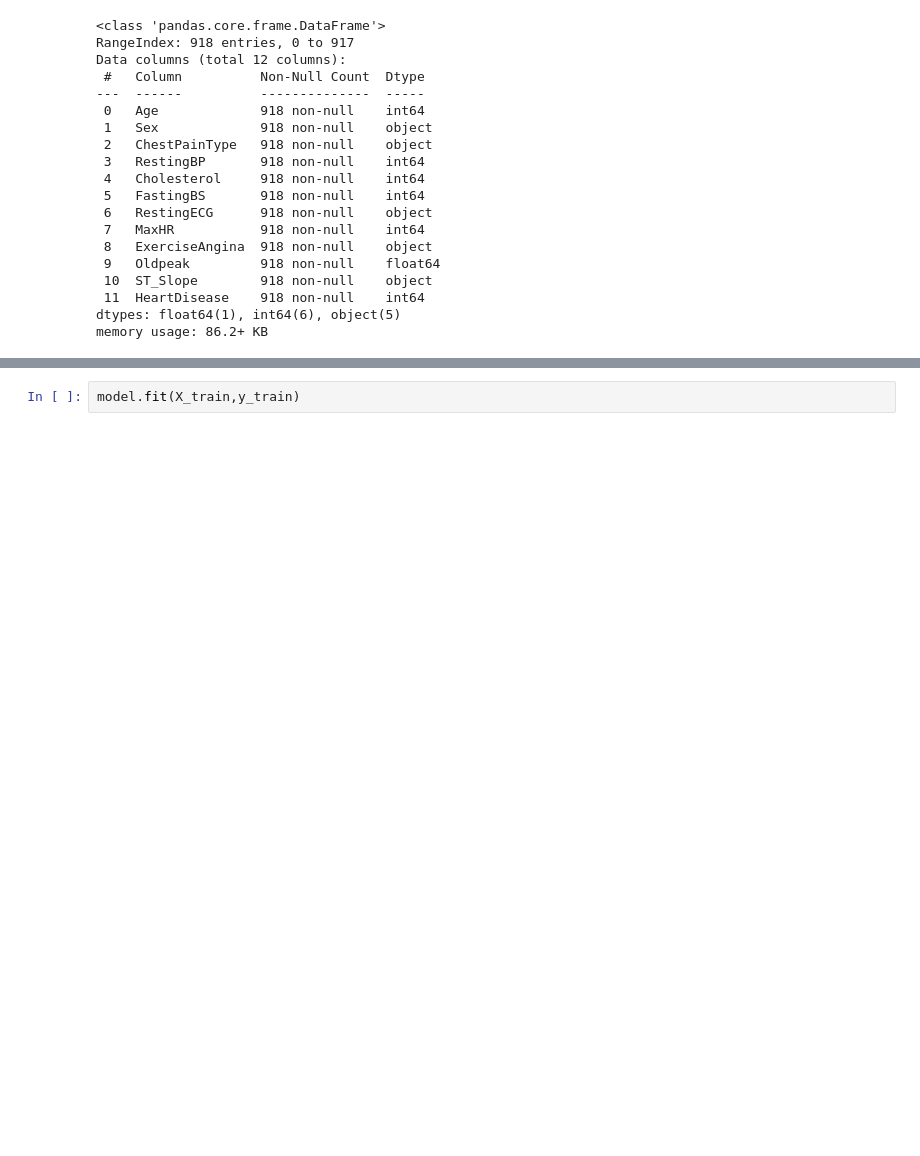
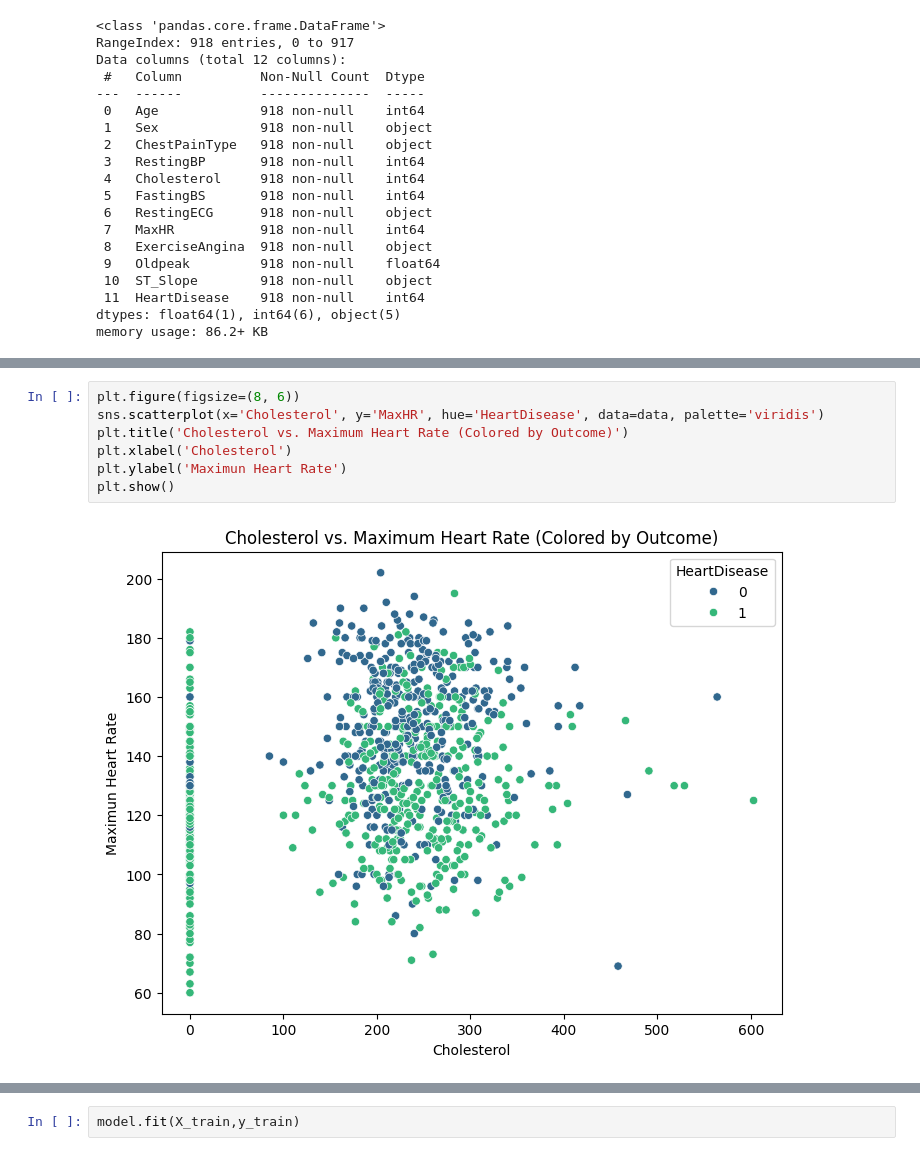
Before and after one commit to Karudhoru/Heart-Failure-Prediction-Model, a Jupyter notebook: heart_failure_prediction.ipynb, the cells around one changed output, grey strips where cells are left out. Saved outputs shown, nothing was run; the diff lists cells and outputs as text; blank space fills up the shorter version.

```diff
--- a/heart_failure_prediction.ipynb
+++ b/heart_failure_prediction.ipynb
@@ -94,0 +84,9 @@ data.head()
+# %%
+plt.figure(figsize=(8, 6))
+sns.scatterplot(x='Cholesterol', y='MaxHR', hue='HeartDisease', data=data, palette='viridis')
+plt.title('Cholesterol vs. Maximum Heart Rate (Colored by Outcome)')
+plt.xlabel('Cholesterol')
+plt.ylabel('Maximun Heart Rate')
+plt.show()
+# %% [output]
+[figure, added]
```
Also changed, not shown: parts of 18 cells of this notebook.
